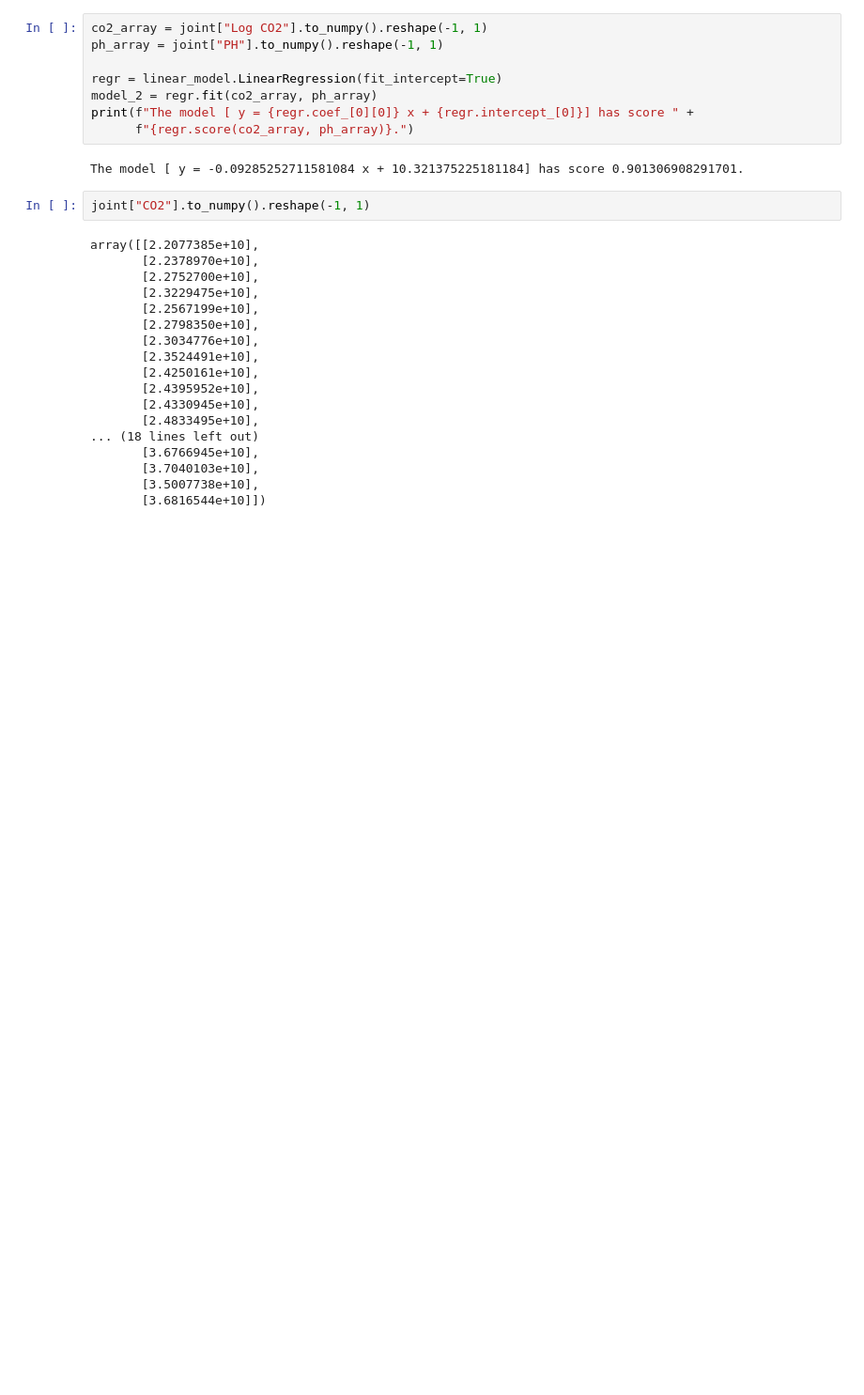
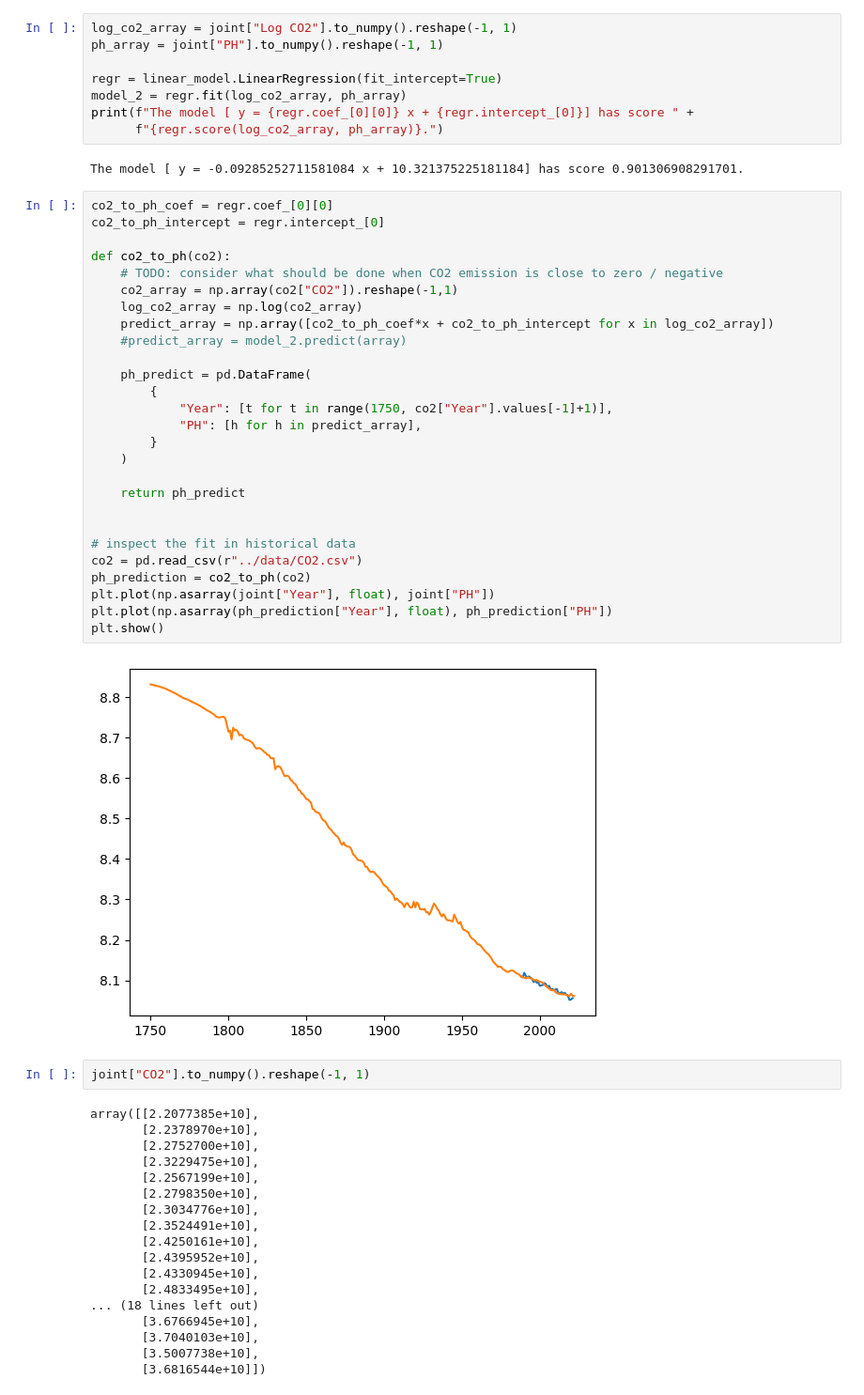
Before and after one commit to MaxCpt/COMP3041, a Jupyter notebook: model/CO2_vs_PH.ipynb, the cells around one changed output. Shown at 94% size. Saved outputs shown, nothing was run; the diff lists cells and outputs as text; blank space fills up the shorter version.

```diff
--- a/model/CO2_vs_PH.ipynb
+++ b/model/CO2_vs_PH.ipynb
@@ -36,15 +36,44 @@ joint
 | 32 | 2020 | 3.500774e+10 | 24.278835 | 8.052838 |
 | 33 | 2021 | 3.681654e+10 | 24.329213 | 8.056211 |
 # %%
-co2_array = joint["Log CO2"].to_numpy().reshape(-1, 1)
+log_co2_array = joint["Log CO2"].to_numpy().reshape(-1, 1)
 ph_array = joint["PH"].to_numpy().reshape(-1, 1)
 
 regr = linear_model.LinearRegression(fit_intercept=True)
-model_2 = regr.fit(co2_array, ph_array)
+model_2 = regr.fit(log_co2_array, ph_array)
 print(f"The model [ y = {regr.coef_[0][0]} x + {regr.intercept_[0]}] has score " +
-      f"{regr.score(co2_array, ph_array)}.")
+      f"{regr.score(log_co2_array, ph_array)}.")
 # %% [output]
 The model [ y = -0.09285252711581084 x + 10.321375225181184] has score 0.901306908291701.
+# %%
+co2_to_ph_coef = regr.coef_[0][0]
+co2_to_ph_intercept = regr.intercept_[0]
+
+def co2_to_ph(co2):
+    # TODO: consider what should be done when CO2 emission is close to zero / negative
+    co2_array = np.array(co2["CO2"]).reshape(-1,1)
+    log_co2_array = np.log(co2_array)
+    predict_array = np.array([co2_to_ph_coef*x + co2_to_ph_intercept for x in log_co2_array])
+    #predict_array = model_2.predict(array)
+
+    ph_predict = pd.DataFrame(
+        {
+            "Year": [t for t in range(1750, co2["Year"].values[-1]+1)],
+            "PH": [h for h in predict_array],
+        }
+    )
+
+    return ph_predict
+
+
+# inspect the fit in historical data
+co2 = pd.read_csv(r"../data/CO2.csv")
+ph_prediction = co2_to_ph(co2)
+plt.plot(np.asarray(joint["Year"], float), joint["PH"])
+plt.plot(np.asarray(ph_prediction["Year"], float), ph_prediction["PH"])
+plt.show()
+# %% [output]
+[figure, added]
 # %%
 joint["CO2"].to_numpy().reshape(-1, 1)
 # %% [output]
```
Also changed, not shown: parts of 2 cells of this notebook, 4 other files.
